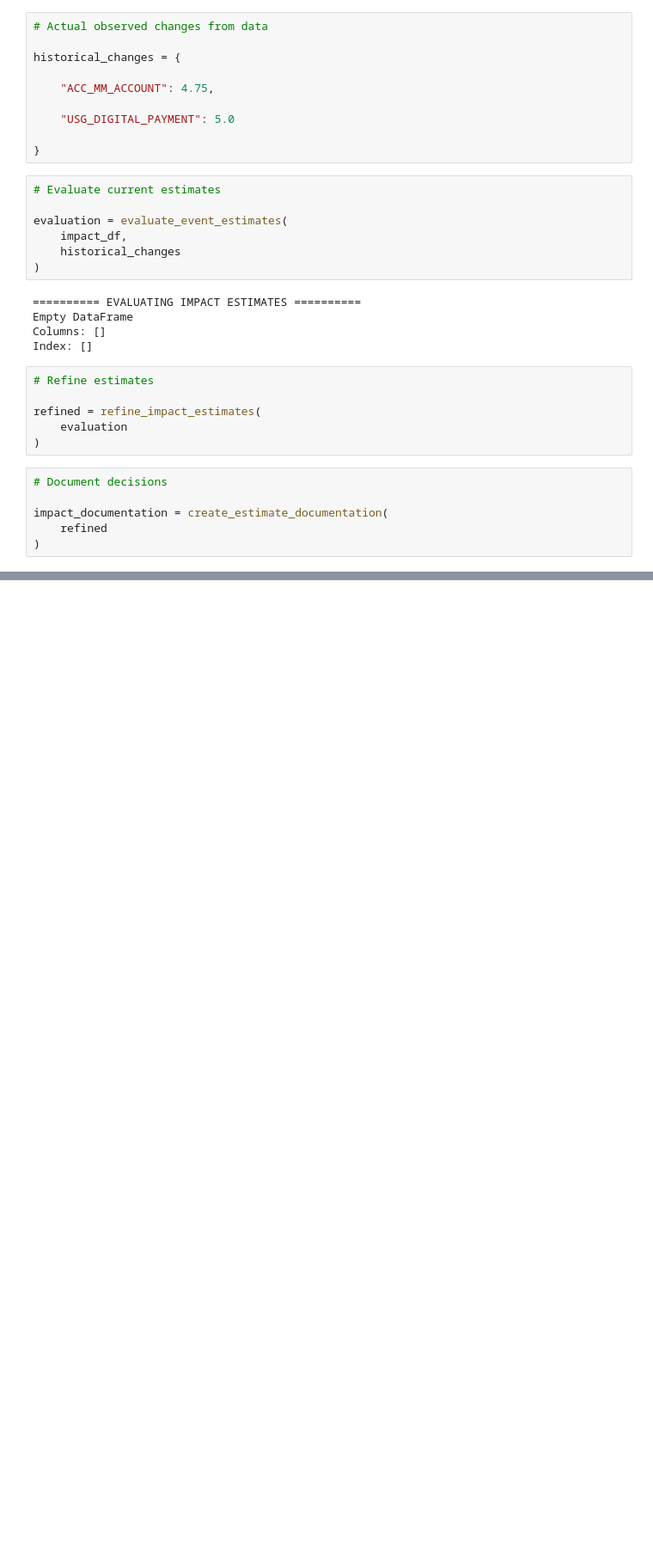
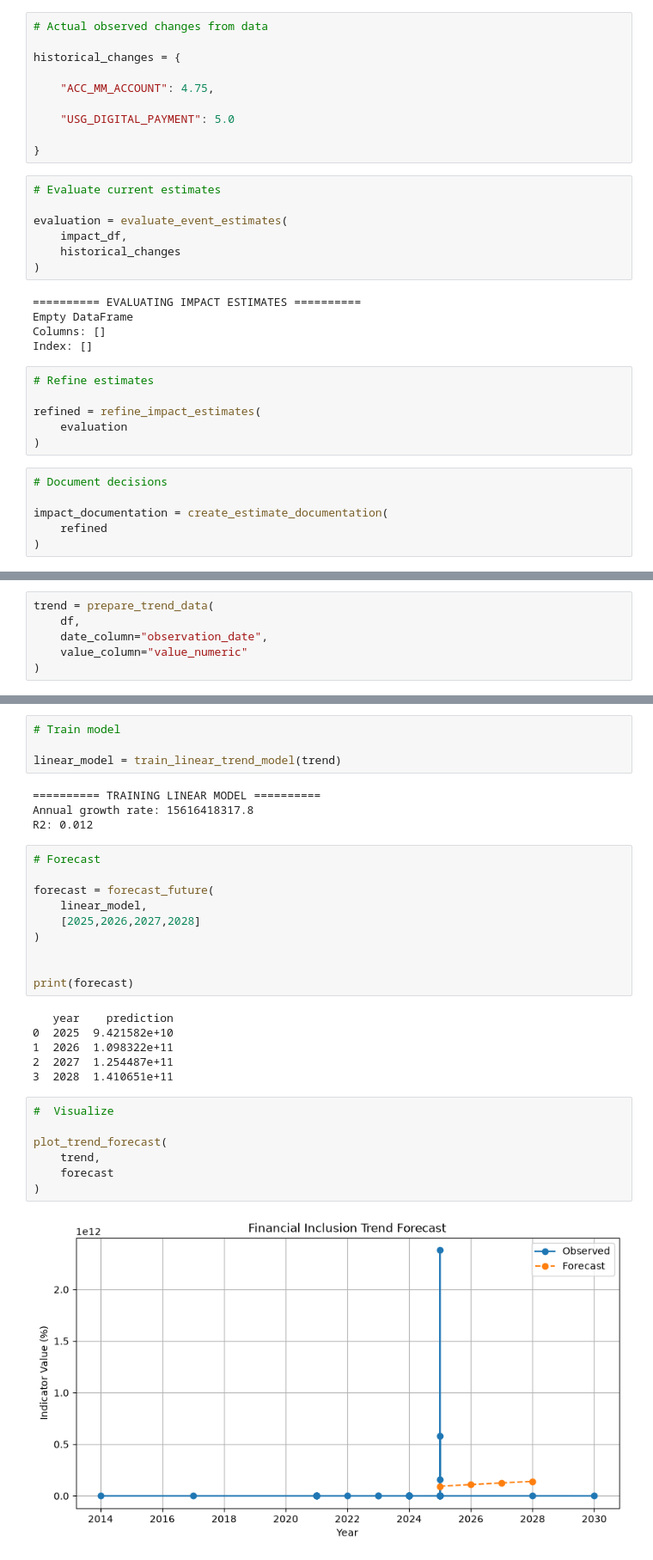
Before and after one commit to AyantuGeremew/ethiopia_fi_forecast, a Jupyter notebook: notebooks/main.ipynb, the cells around one changed output, grey strips where cells are left out. Shown at 86% size. Cells and saved outputs as stored; diff of their text form; blank space fills up the shorter version.

Commit message:
Feat: Forecast commit message

```diff
--- a/notebooks/main.ipynb
+++ b/notebooks/main.ipynb
@@ -1165,0 +1211,6 @@ impact_documentation = create_estimate_documentation(
+# %%
+trend = prepare_trend_data(
+    df,
+    date_column="observation_date",
+    value_column="value_numeric"
+)
@@ -1165,0 +1235,33 @@ impact_documentation = create_estimate_documentation(
+# %%
+# Train model
+
+linear_model = train_linear_trend_model(trend)
+# %% [output]
+========== TRAINING LINEAR MODEL ==========
+Annual growth rate: 15616418317.8
+R2: 0.012
+# %%
+# Forecast
+
+forecast = forecast_future(
+    linear_model,
+    [2025,2026,2027,2028]
+)
+
+
+print(forecast)
+# %% [output]
+   year    prediction
+0  2025  9.421582e+10
+1  2026  1.098322e+11
+2  2027  1.254487e+11
+3  2028  1.410651e+11
+# %%
+#  Visualize
+
+plot_trend_forecast(
+    trend,
+    forecast
+)
+# %% [output]
+[figure, added]
```
Also changed, not shown: parts of 12 cells of this notebook, 2 other files.
